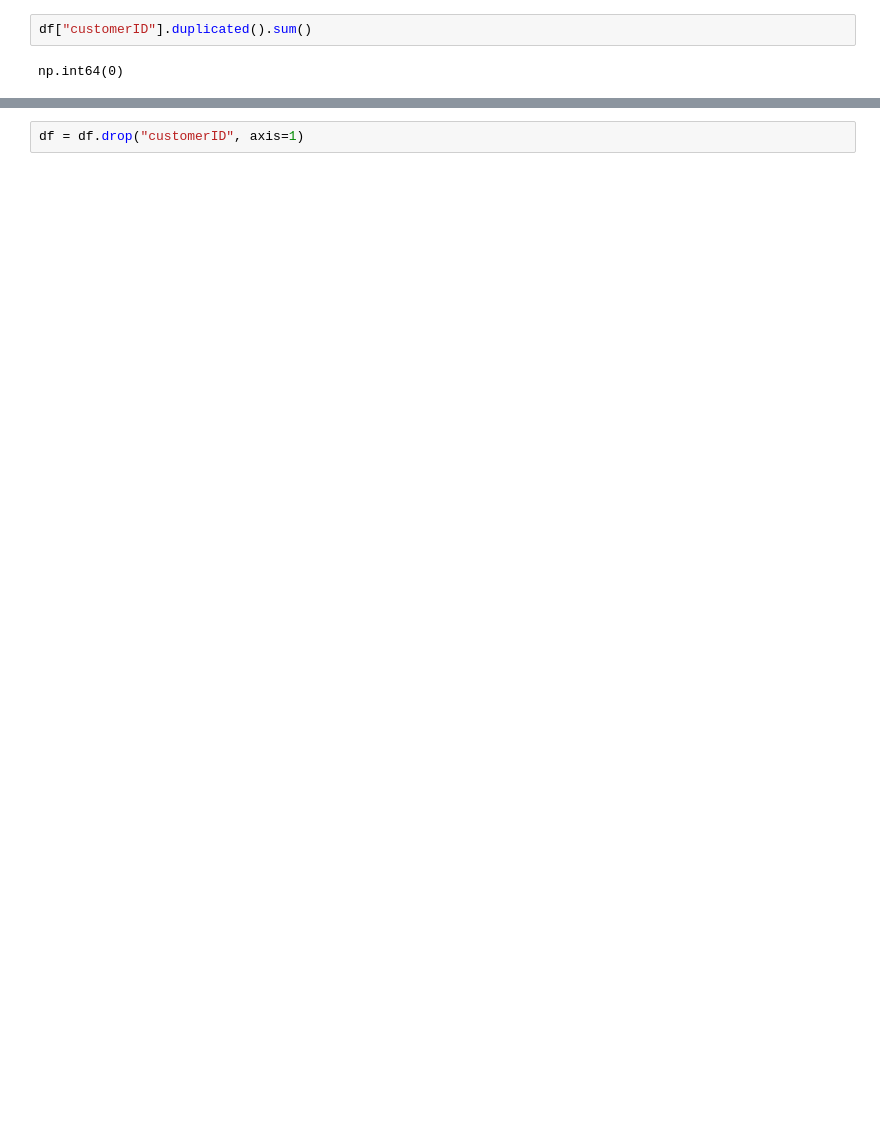
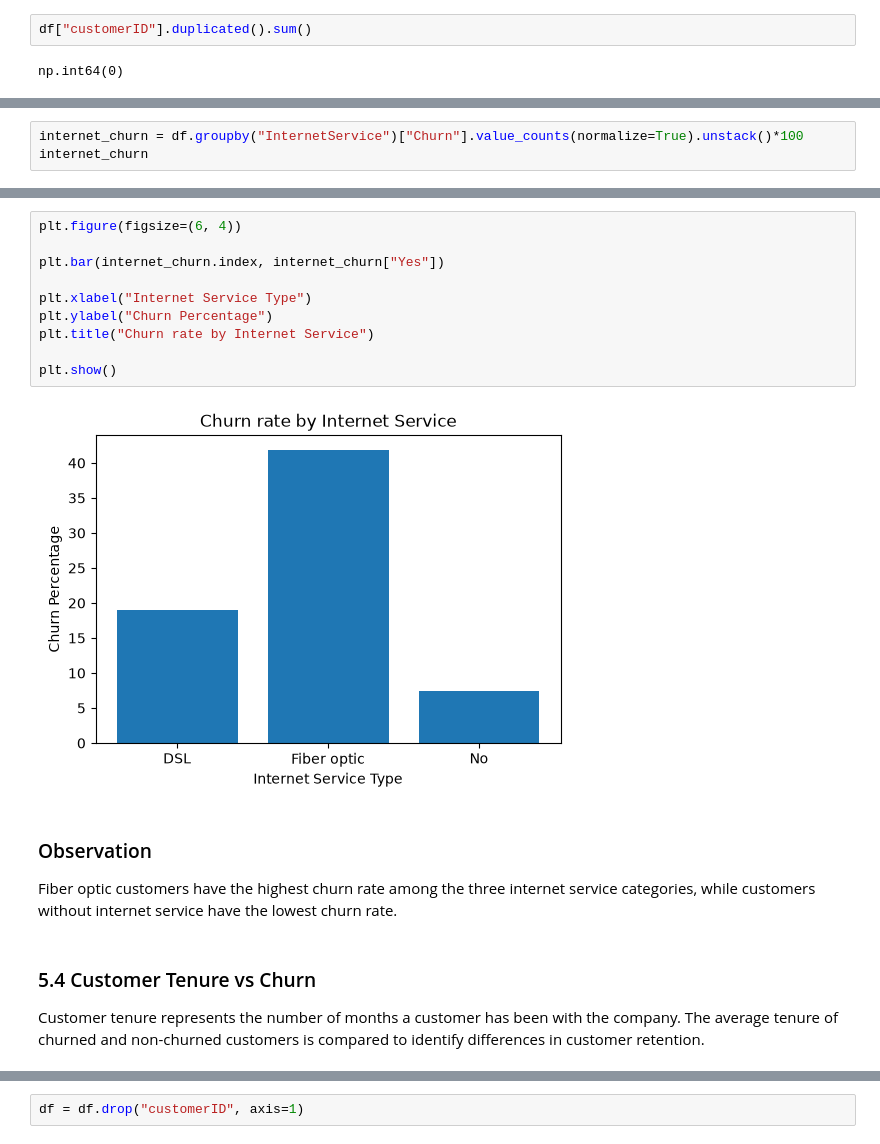
Before and after one commit to lakshitdua/Customer-Churn-Analysis, a Jupyter notebook: notebooks/01_Data_Exploration.ipynb, the cells around one changed output, grey strips where cells are left out. Cells and saved outputs as stored; diff of their text form; blank space fills up the shorter version.

```diff
--- a/notebooks/01_Data_Exploration.ipynb
+++ b/notebooks/01_Data_Exploration.ipynb
@@ -321,0 +248,3 @@ plt.show()
+# %%
+internet_churn = df.groupby("InternetService")["Churn"].value_counts(normalize=True).unstack()*100
+internet_churn
@@ -321,0 +257,20 @@ plt.show()
+# %%
+plt.figure(figsize=(6, 4))
+
+plt.bar(internet_churn.index, internet_churn["Yes"])
+
+plt.xlabel("Internet Service Type")
+plt.ylabel("Churn Percentage")
+plt.title("Churn rate by Internet Service")
+
+plt.show()
+# %% [output]
+[figure, added]
+# %% [markdown]
+### Observation
+
+Fiber optic customers have the highest churn rate among the three internet service categories, while customers without internet service have the lowest churn rate.
+# %% [markdown]
+### 5.4 Customer Tenure vs Churn
+
+Customer tenure represents the number of months a customer has been with the company. The average tenure of churned and non-churned customers is compared to identify differences in customer retention.
```
Also changed, not shown: parts of 261 cells of this notebook.
